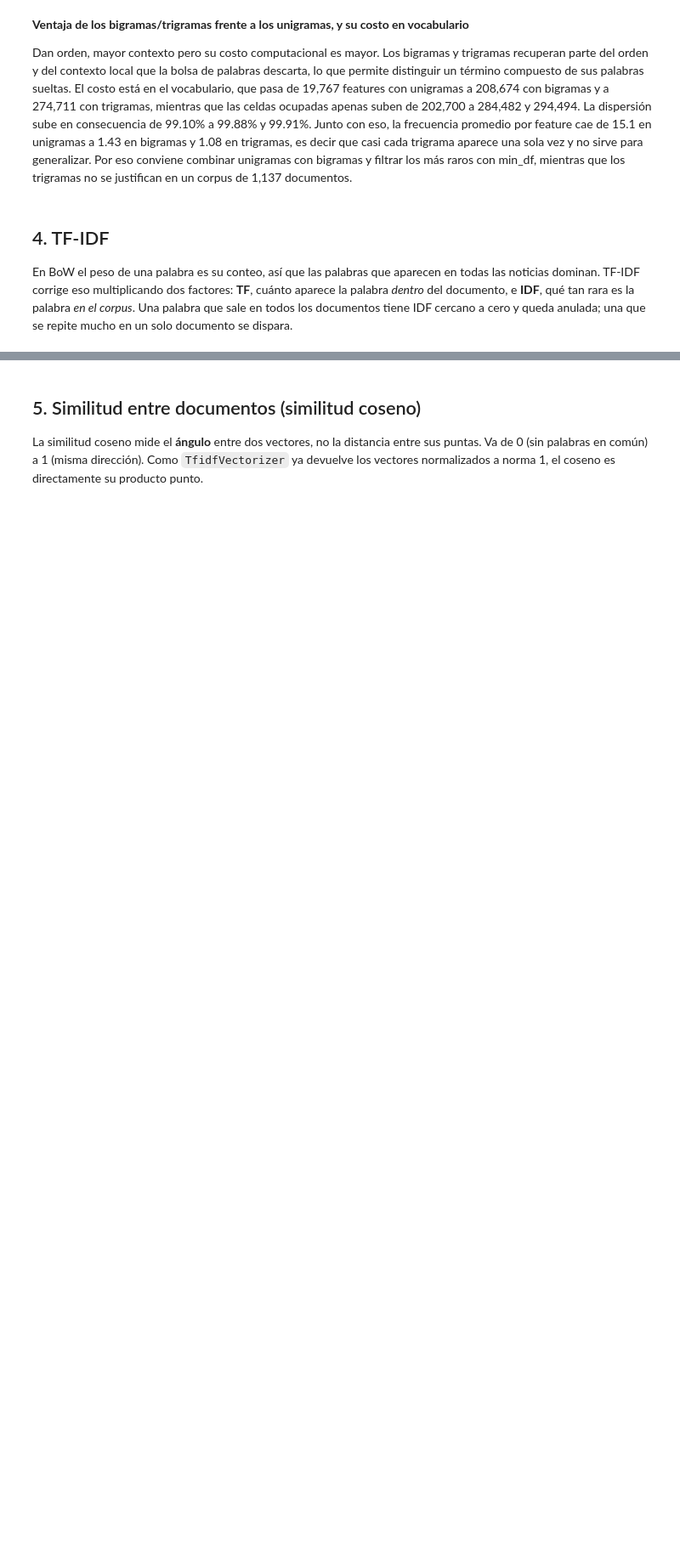
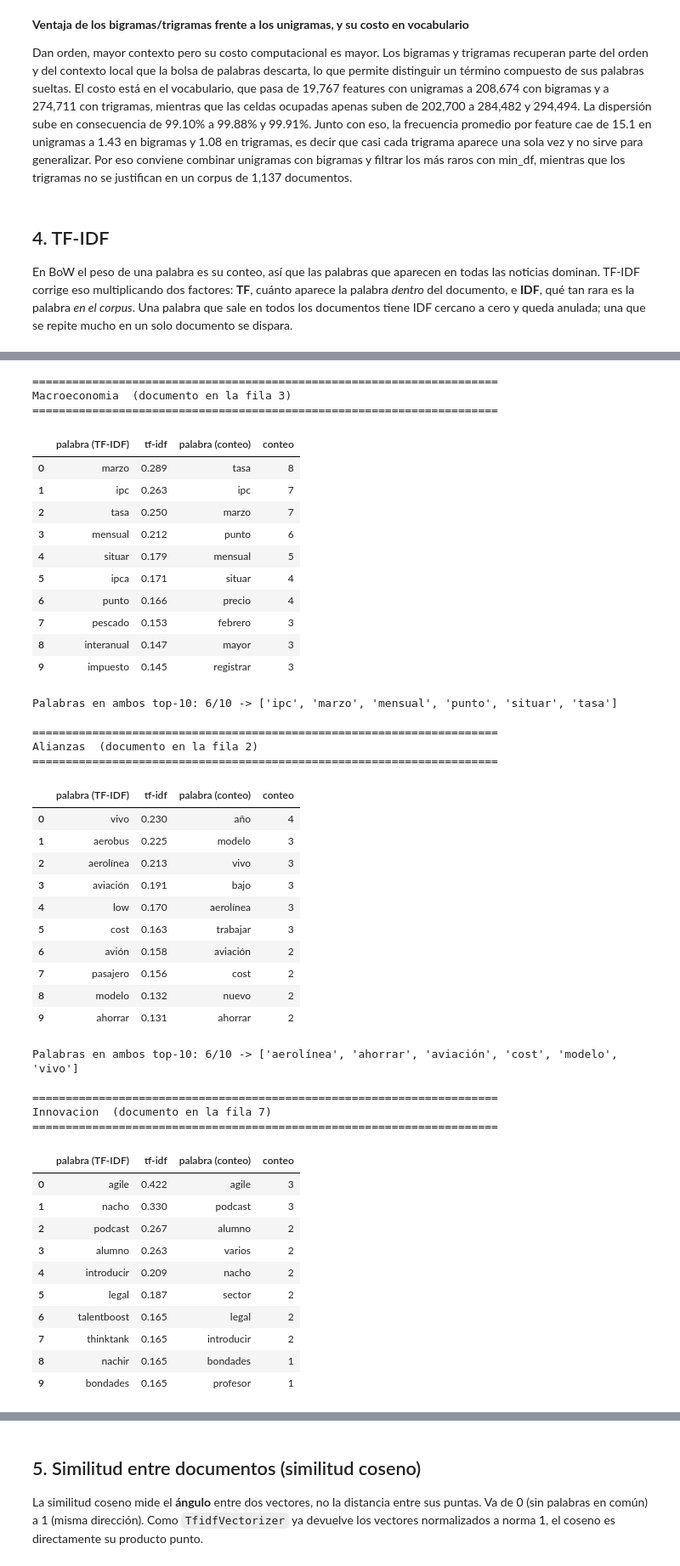
Before and after one commit to George11Albadr/Natural_Language_Processing, a Jupyter notebook: Lab#1/Laboratorio1_Preparacion_Corpus_EDA.ipynb, the cells around one changed output, grey strips where cells are left out. Shown at 85% size. Drawn from its saved outputs; the diff is of its cells as text; code cells hidden in the pictures; blank space fills up the shorter version.

```diff
--- a/Lab#1/Laboratorio1_Preparacion_Corpus_EDA.ipynb
+++ b/Lab#1/Laboratorio1_Preparacion_Corpus_EDA.ipynb
@@ -938,10 +938,10 @@ solo documento se dispara.
 # %%
 from sklearn.feature_extraction.text import TfidfVectorizer
 
-# TODO 1: crea el vectorizador TF-IDF y ajustalo sobre df["texto_norm"]
+# TO-DO 1: crea el vectorizador TF-IDF y ajustalo sobre df["texto_norm"]
 #         (mismos parametros por defecto que CountVectorizer, solo cambia el peso de la celda)
-vec_tfidf = ...
-X_tfidf = ...
+vec_tfidf = TfidfVectorizer()
+X_tfidf = vec_tfidf.fit_transform(df["texto_norm"])
 
 print("Matriz TF-IDF:", X_tfidf.shape)
 print(f"Dispersion   : {dispersion(X_tfidf):.2f}%")
@@ -966,18 +974,65 @@ def top_n(matriz, fila, n=10):
 # %%
 # Comparacion: top-10 por TF-IDF vs top-10 por conteo simple, para los mismos documentos
 for cat, fila in posiciones.items():
-    # TODO 2: obten el top-10 de esa fila en X_tfidf y en X_bow usando top_n()
-    por_tfidf = ...
-    por_conteo = ...
+    # TO-DO 2: obten el top-10 de esa fila en X_tfidf y en X_bow usando top_n()
+    por_tfidf  = top_n(X_tfidf, fila)
+    por_conteo = top_n(X_bow, fila)
 
     comp = pd.DataFrame({
         "palabra (TF-IDF)": [p for p, _ in por_tfidf],
         "tf-idf":           [round(v, 3) for _, v in por_tfidf],
         "palabra (conteo)": [p for p, _ in por_conteo],
         "conteo":           [int(v) for _, v in por_conteo],
     })
     print(f"\n{'='*70}\n{cat}  (documento en la fila {fila})\n{'='*70}")
     display(comp)
 
     comunes = {p for p, _ in por_tfidf} & {p for p, _ in por_conteo}
     print(f"Palabras en ambos top-10: {len(comunes)}/10 -> {sorted(comunes)}")
+# %% [output]
+======================================================================
+Macroeconomia  (documento en la fila 3)
+======================================================================
+|  | palabra (TF-IDF) | tf-idf | palabra (conteo) | conteo |
+| 0 | marzo | 0.289 | tasa | 8 |
+| 1 | ipc | 0.263 | ipc | 7 |
+| 2 | tasa | 0.250 | marzo | 7 |
+| 3 | mensual | 0.212 | punto | 6 |
+| 4 | situar | 0.179 | mensual | 5 |
+| 5 | ipca | 0.171 | situar | 4 |
+| 6 | punto | 0.166 | precio | 4 |
+| 7 | pescado | 0.153 | febrero | 3 |
+| 8 | interanual | 0.147 | mayor | 3 |
+| 9 | impuesto | 0.145 | registrar | 3 |
+Palabras en ambos top-10: 6/10 -> ['ipc', 'marzo', 'mensual', 'punto', 'situar', 'tasa']
+
+======================================================================
+Alianzas  (documento en la fila 2)
+======================================================================
+|  | palabra (TF-IDF) | tf-idf | palabra (conteo) | conteo |
+| 0 | vivo | 0.230 | año | 4 |
+| 1 | aerobus | 0.225 | modelo | 3 |
+| 2 | aerolínea | 0.213 | vivo | 3 |
+| 3 | aviación | 0.191 | bajo | 3 |
+| 4 | low | 0.170 | aerolínea | 3 |
+| 5 | cost | 0.163 | trabajar | 3 |
+| 6 | avión | 0.158 | aviación | 2 |
+| 7 | pasajero | 0.156 | cost | 2 |
+| 8 | modelo | 0.132 | nuevo | 2 |
+| 9 | ahorrar | 0.131 | ahorrar | 2 |
+Palabras en ambos top-10: 6/10 -> ['aerolínea', 'ahorrar', 'aviación', 'cost', 'modelo', 'vivo']
+
+======================================================================
+Innovacion  (documento en la fila 7)
+======================================================================
+|  | palabra (TF-IDF) | tf-idf | palabra (conteo) | conteo |
+| 0 | agile | 0.422 | agile | 3 |
+| 1 | nacho | 0.330 | podcast | 3 |
+| 2 | podcast | 0.267 | alumno | 2 |
+| 3 | alumno | 0.263 | varios | 2 |
+| 4 | introducir | 0.209 | nacho | 2 |
+| 5 | legal | 0.187 | sector | 2 |
+| 6 | talentboost | 0.165 | legal | 2 |
+| 7 | thinktank | 0.165 | introducir | 2 |
+| 8 | nachir | 0.165 | bondades | 1 |
+| 9 | bondades | 0.165 | profesor | 1 |
```
Also changed, not shown: parts of 13 cells of this notebook.
